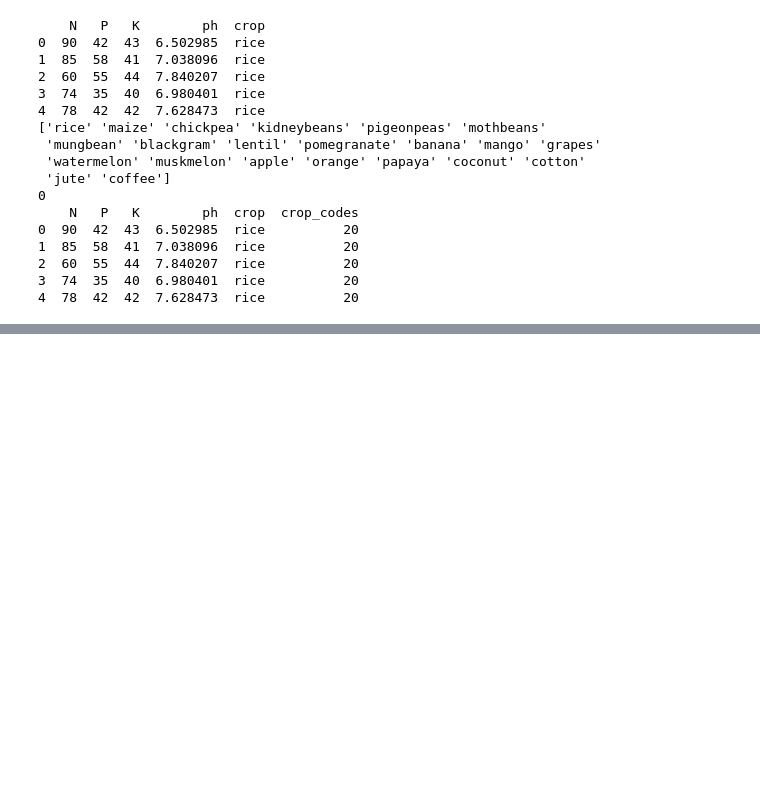
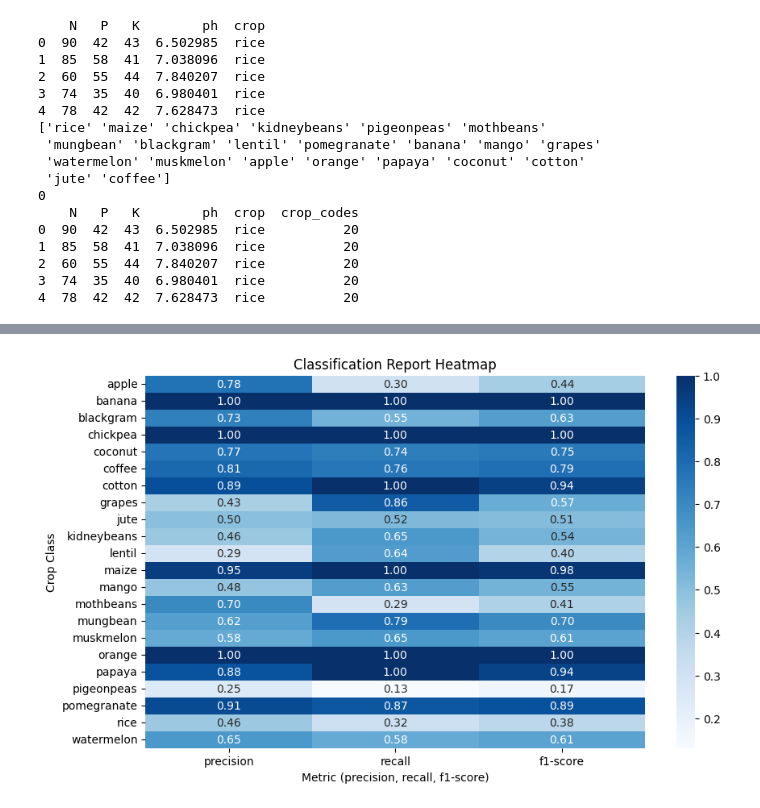
Before and after one commit to Alaeddin-B/Predictive-Modeling-for-Agriculture, a Jupyter notebook: notebook.ipynb, the cells around one changed output, grey strips where cells are left out. Saved outputs shown, nothing was run; the diff lists cells and outputs as text; code cells hidden in the pictures; blank space fills up the shorter version.

```diff
--- a/notebook.ipynb
+++ b/notebook.ipynb
@@ -103,0 +111,15 @@ Most important feature for prediction: {'K': 0.6590909090909091}
+# %%
+# Classification report as a heatmap
+from sklearn.metrics import classification_report
+import seaborn as sns
+import pandas as pd
+report_dict = classification_report(y_test, y_pred, target_names=crops['crop'].astype('category').cat.categories, output_dict=True)
+report_df = pd.DataFrame(report_dict).transpose().iloc[:-3]  # Remove avg/total rows
+plt.figure(figsize=(10,6))
+sns.heatmap(report_df.iloc[:,:3], annot=True, cmap='Blues', fmt='.2f')
+plt.title('Classification Report Heatmap')
+plt.ylabel('Crop Class')
+plt.xlabel('Metric (precision, recall, f1-score)')
+plt.show()
+# %% [output]
+[figure, added]
```
Also changed, not shown: parts of 2 cells of this notebook.
